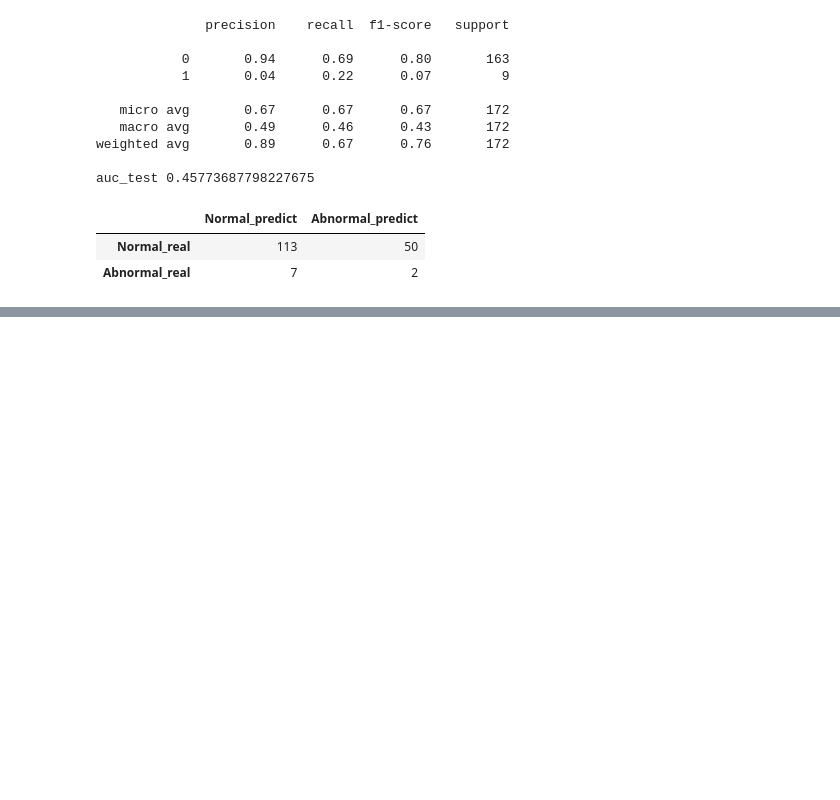
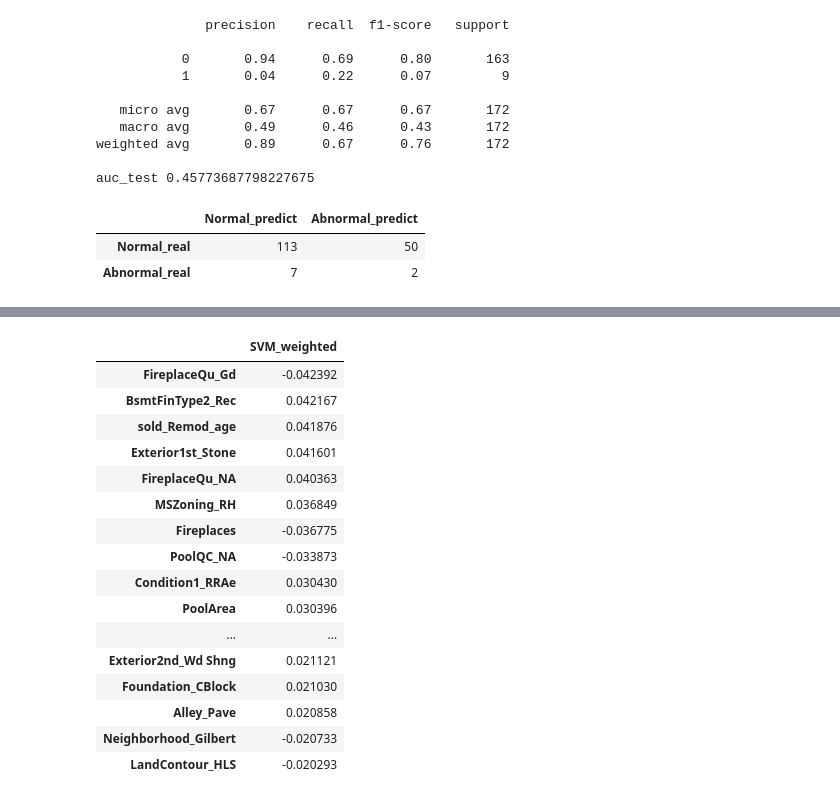
Before and after one commit to Miaowshroom/project3_a2, a Jupyter notebook: project-03-combined.ipynb, the cells around one changed output, grey strips where cells are left out. Cells and saved outputs as stored; diff of their text form; code cells hidden in the pictures; blank space fills up the shorter version.

```diff
--- a/project-03-combined.ipynb
+++ b/project-03-combined.ipynb
@@ -2191,6 +2190,8 @@ auc_test 0.3994546693933197
 # %%
-svc = SVC(kernel='linear',class_weight='balanced' )
-svc_parameter2 = {'gamma': np.linspace(0.0001, 10, 20),
-                 'C':10**np.linspace(-5, 5, 20)}
-svc_Grid = GridSearchCV(svc, svc_parameter2, cv=5, scoring='f1_macro', n_jobs=7, verbose=1 )
-svc_Grid.fit(X_train_std_q3, y_train_q3)
+# # model 3 using SVC weight control directly, since the train data set ratio is arount 15:1, test is around 20:1, taking 15 as weight
+# # slightly higher than auc 0.5
+# svc = SVC(kernel='linear',class_weight={1:15,0:1} )
+# svc_parameter2 = {'gamma': np.linspace(0.1, 1.1, 11),
+#                  'C':10**np.linspace(-4, -2.5, 30)}
+# svc_Grid = GridSearchCV(svc, svc_parameter2, cv=5, scoring='roc_auc', n_jobs=7, verbose=1 )
+# svc_Grid.fit(X_train_std_q3, y_train_q3)
@@ -2215,0 +2251,21 @@ AttributeError: 'GridSearchCV' object has no attribute 'best_score_'
+# %%
+q3_model_coef = pd.DataFrame(data=svc_Grid.best_estimator_.coef_.ravel(), index=X_train_q3.columns, columns=['SVM_weighted'])
+q3_model_coef.iloc[np.argsort(q3_model_coef.SVM_weighted.abs())[::-1]].head(40)
+# %% [output]
+|  | SVM_weighted |
+| FireplaceQu_Gd | -0.042392 |
+| BsmtFinType2_Rec | 0.042167 |
+| sold_Remod_age | 0.041876 |
+| Exterior1st_Stone | 0.041601 |
+| FireplaceQu_NA | 0.040363 |
+| MSZoning_RH | 0.036849 |
+| Fireplaces | -0.036775 |
+| PoolQC_NA | -0.033873 |
+| Condition1_RRAe | 0.030430 |
+| PoolArea | 0.030396 |
+| ... | ... |
+| Exterior2nd_Wd Shng | 0.021121 |
+| Foundation_CBlock | 0.021030 |
+| Alley_Pave | 0.020858 |
+| Neighborhood_Gilbert | -0.020733 |
+| LandContour_HLS | -0.020293 |
```
Also changed, not shown: parts of 14 cells of this notebook, 3 other files.
